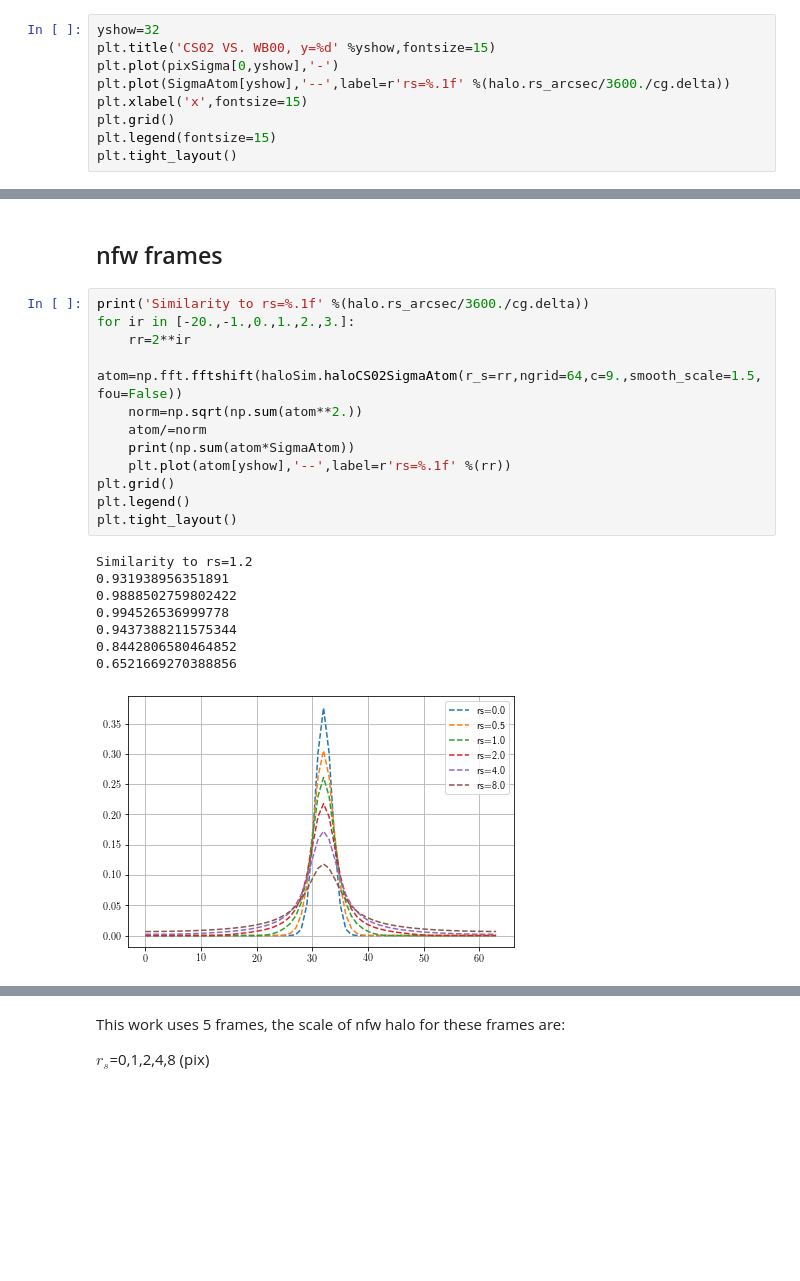
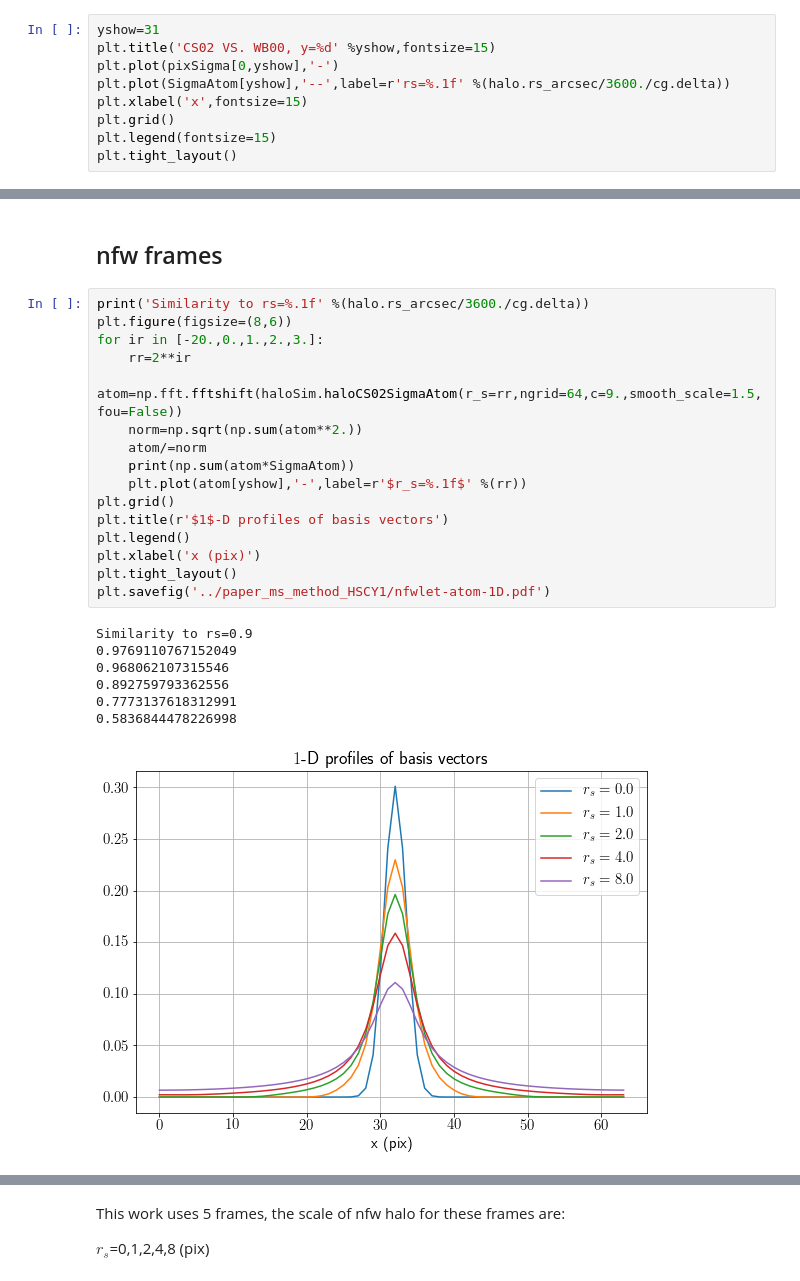
Before and after one commit to mr-superonion/splinv, a Jupyter notebook: notebook/process-stamp-HSClike.ipynb, the cells around one changed output, grey strips where cells are left out. Drawn from its saved outputs; the diff is of its cells as text; blank space fills up the shorter version.

Commit message:
make plot for nfwlet-atom in 1d and 2d

```diff
--- a/notebook/process-stamp-HSClike.ipynb
+++ b/notebook/process-stamp-HSClike.ipynb
@@ -276,5 +275,5 @@ The RMS of residuals is 0.00036072657178957013
 # %%
-yshow=32
+yshow=31
 plt.title('CS02 VS. WB00, y=%d' %yshow,fontsize=15)
 plt.plot(pixSigma[0,yshow],'-')
 plt.plot(SigmaAtom[yshow],'--',label=r'rs=%.1f' %(halo.rs_arcsec/3600./cg.delta))
@@ -288,22 +287,25 @@ plt.tight_layout()
 ## nfw frames
 # %%
 print('Similarity to rs=%.1f' %(halo.rs_arcsec/3600./cg.delta))
-for ir in [-20.,-1.,0.,1.,2.,3.]:
+plt.figure(figsize=(8,6))
+for ir in [-20.,0.,1.,2.,3.]:
     rr=2**ir
     atom=np.fft.fftshift(haloSim.haloCS02SigmaAtom(r_s=rr,ngrid=64,c=9.,smooth_scale=1.5,fou=False))
     norm=np.sqrt(np.sum(atom**2.))
     atom/=norm
     print(np.sum(atom*SigmaAtom))
-    plt.plot(atom[yshow],'--',label=r'rs=%.1f' %(rr))
+    plt.plot(atom[yshow],'-',label=r'$r_s=%.1f$' %(rr))
 plt.grid()
+plt.title(r'$1$-D profiles of basis vectors')
 plt.legend()
+plt.xlabel('x (pix)')
 plt.tight_layout()
+plt.savefig('../paper_ms_method_HSCY1/nfwlet-atom-1D.pdf')
 # %% [output]
-Similarity to rs=1.2
-0.931938956351891
-0.9888502759802422
-0.994526536999778
-0.9437388211575344
-0.8442806580464852
-0.6521669270388856
+Similarity to rs=0.9
+0.9769110767152049
+0.968062107315546
+0.892759793362556
+0.7773137618312991
+0.5836844478226998
-[figure, old version]
+[figure, new version]
```
Also changed, not shown: parts of 5 cells of this notebook, 3 other files.
